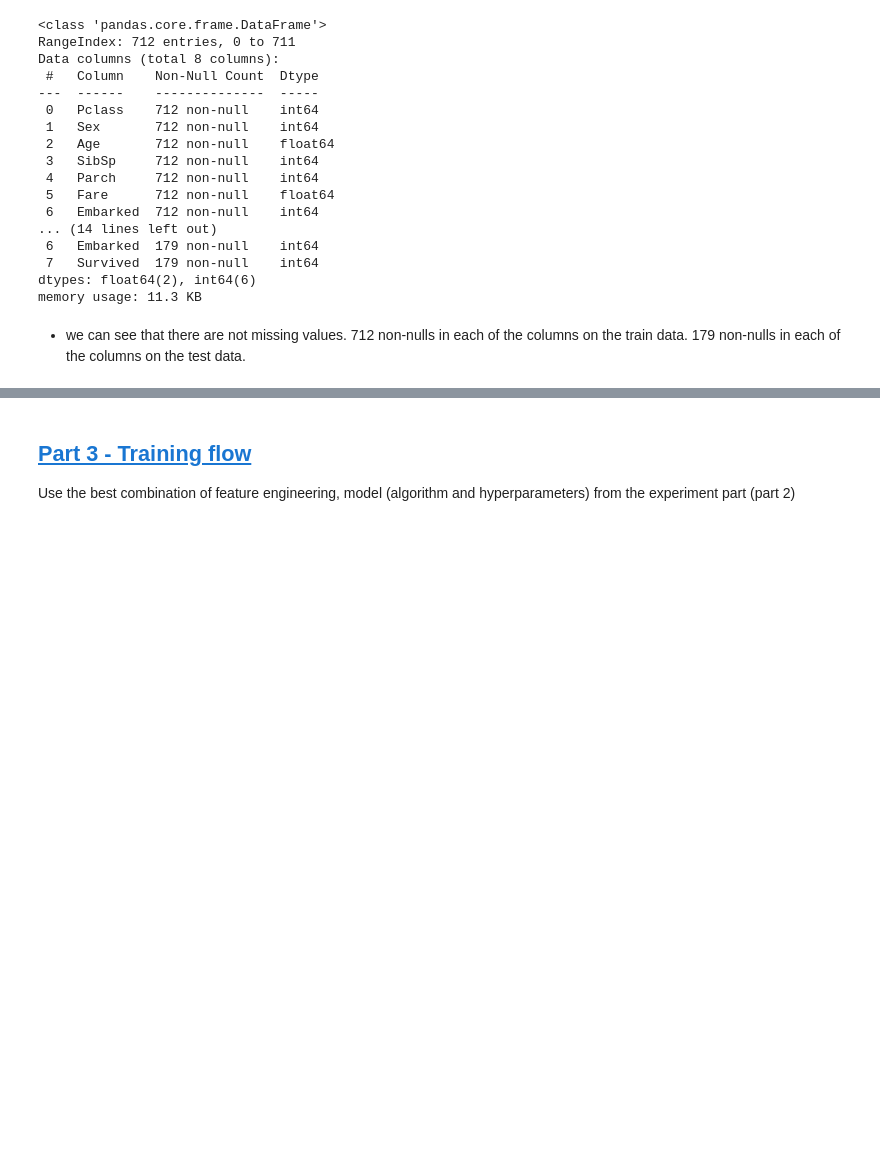
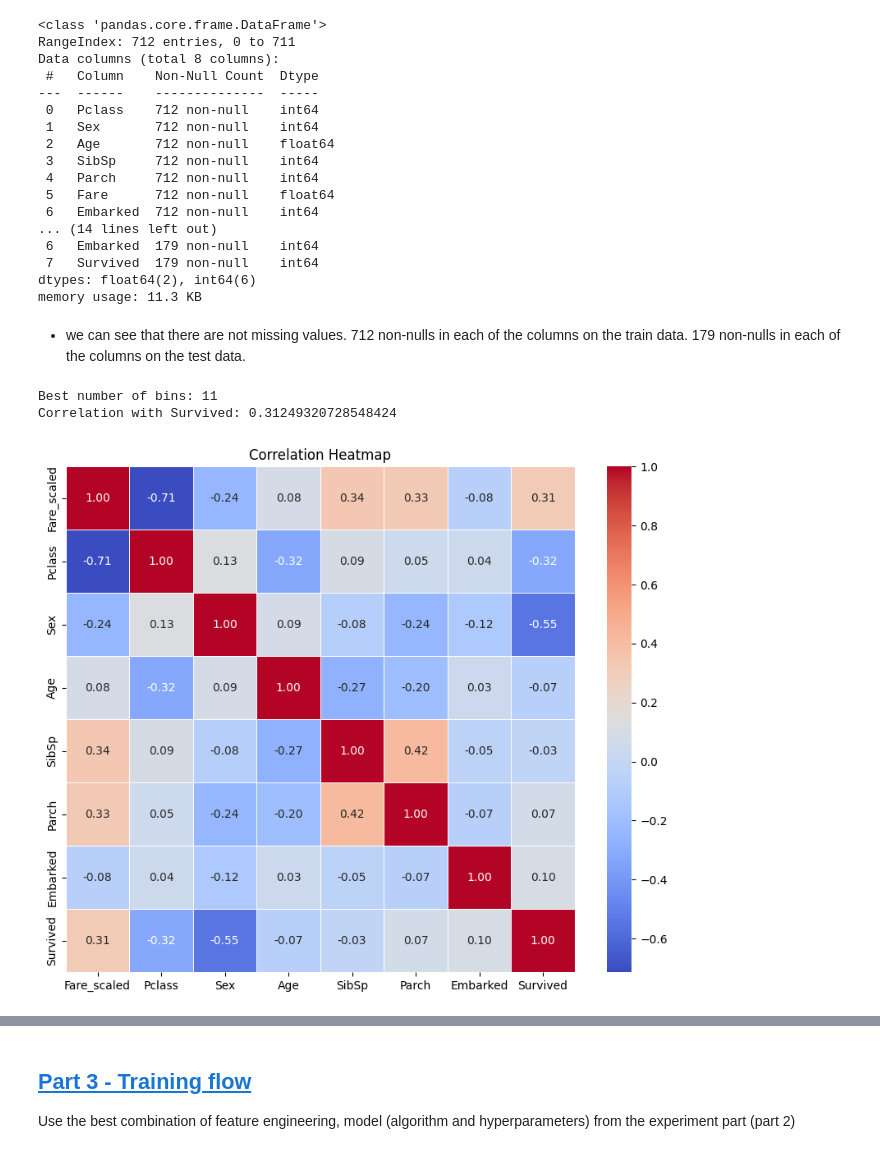
Before and after one commit to Deftera186/Titanic-ML, a Jupyter notebook: Assignment2_supervised_learning_flow.ipynb, the cells around one changed output, grey strips where cells are left out. Cells and saved outputs as stored; diff of their text form; code cells hidden in the pictures; blank space fills up the shorter version.

Commit message:
Implemented fare binning in feature engineering
Added data bining for the `fare` value in the feature engineering part with an algorithm that finds the best number of bins.

```diff
--- a/Assignment2_supervised_learning_flow.ipynb
+++ b/Assignment2_supervised_learning_flow.ipynb
@@ -226,3 +226,73 @@ memory usage: 11.3 KB
 - we can see that there are not missing values.
 712 non-nulls in each of the columns on the train data.
 179 non-nulls in each of the columns on the test data.
+# %%
+import pandas as pd
+import numpy as np
+
+from sklearn.preprocessing import KBinsDiscretizer, StandardScaler
+from sklearn.compose import ColumnTransformer
+from sklearn.pipeline import Pipeline
+
+# Define the binning pipeline
+fare_transformer = Pipeline(steps=[
+    ('binning', KBinsDiscretizer(encode='ordinal', strategy='quantile')),
+])
+
+# Define the preprocessor to apply the transformations to the Fare column
+preprocessor = ColumnTransformer(
+    transformers=[
+        ('fare', fare_transformer, ['Fare'])
+    ],
+    remainder='passthrough'
+)
+
+# Find the best number of bins
+best_n_bins = 2
+best_corr = 0
+
+for n_bins in range(2, 15):
+    fare_transformer.set_params(binning__n_bins=n_bins)
+    train_data_transformed = preprocessor.fit_transform(train_data)
+    feature_names = np.concatenate([
+        ['Fare_scaled'],
+        train_data.columns[(train_data.columns != 'Fare')]
+    ])
+    train_data_df = pd.DataFrame(train_data_transformed, columns=feature_names)
+    corr = train_data_df['Fare_scaled'].corr(train_data_df['Survived'])
+    if abs(corr) > abs(best_corr):
+        best_corr = corr
+        best_n_bins = n_bins
+
+# Use the best number of bins
+fare_transformer.set_params(binning__n_bins=best_n_bins)
+train_data_transformed = preprocessor.fit_transform(train_data)
+test_data_transformed = preprocessor.transform(test_data)
+
+feature_names = np.concatenate([
+    ['Fare_scaled'],
+    train_data.columns[(train_data.columns != 'Fare')]
+])
+
+# Convert the transformed data back into a DataFrame
+train_data_df = pd.DataFrame(train_data_transformed, columns=feature_names)
+test_data_df = pd.DataFrame(test_data_transformed, columns=feature_names)
+
+print("Best number of bins:", best_n_bins)
+print("Correlation with Survived:", best_corr)
+
+corr_matrix = train_data_df.corr()
+plt.figure(figsize=(10, 8))
+sns.heatmap(corr_matrix, annot=True, cmap='coolwarm', fmt=".2f", linewidths=0.5)
+plt.title('Correlation Heatmap')
+plt.show()
+
+print("Train Data:")
+print(train_data_df.head())
+
+print("\nTest Data:")
+print(test_data_df.head())
+# %% [output]
+Best number of bins: 11
+Correlation with Survived: 0.31249320728548424
+[figure, added]
```
Also changed, not shown: parts of 1 cell of this notebook.
